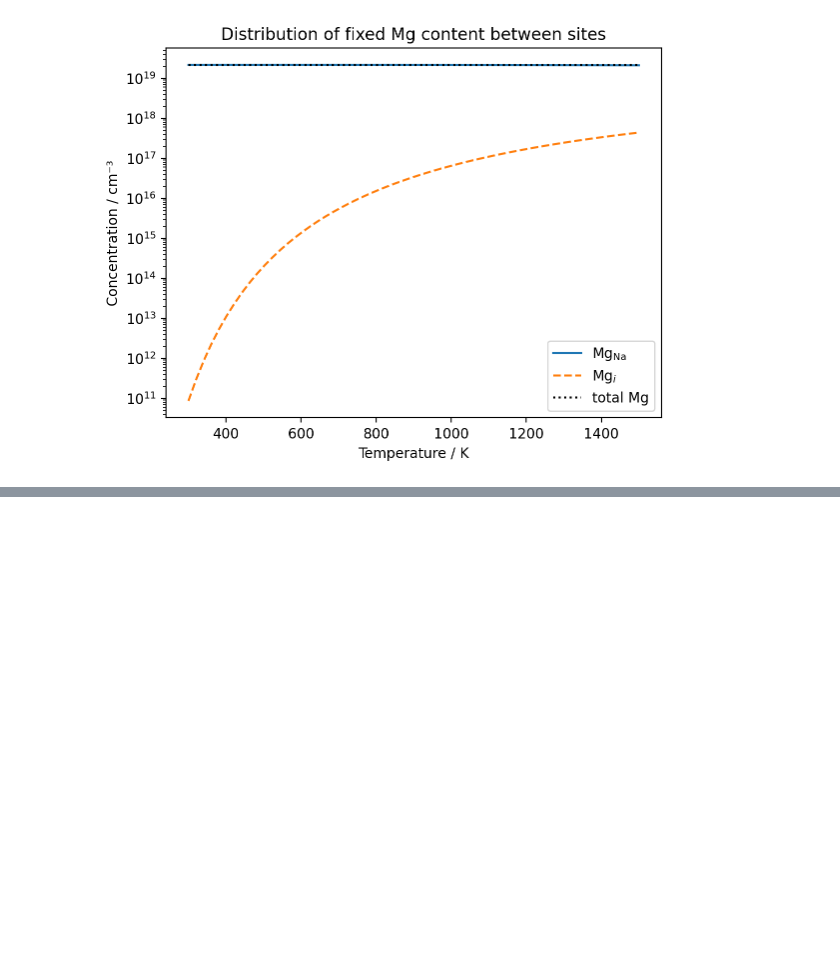
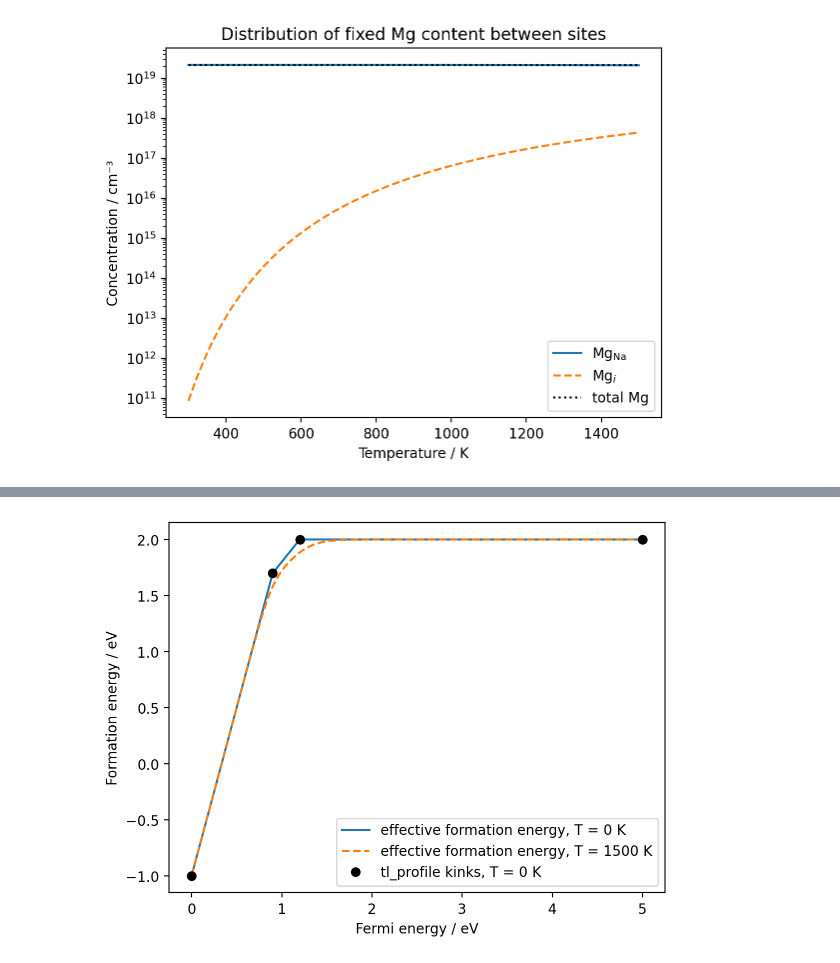
Before and after one commit to bjmorgan/py-sc-fermi, a Jupyter notebook: docs/source/tutorial.ipynb, the cells around one changed output, grey strips where cells are left out. Drawn from its saved outputs; the diff is of its cells as text; code cells hidden in the pictures; blank space fills up the shorter version.

```diff
--- a/docs/source/tutorial.ipynb
+++ b/docs/source/tutorial.ipynb
@@ -460,0 +481,11 @@ plt.show()
+# %%
+Al_i_0     = DefectChargeState(charge=0, degeneracy=1, energy=2.0)
+Al_i_1_tet = DefectChargeState(charge=1, degeneracy=1, energy=0.8)  # tetrahedral interstitial site
+Al_i_1_oct = DefectChargeState(charge=1, degeneracy=2, energy=1.0)  # octahedral interstitial site (metastable)
+Al_i_3     = DefectChargeState(charge=3, degeneracy=1, energy=-1.0)
+
+Al_i = DefectSpecies(name="Al_i", nsites=1,
+                      charge_states=[Al_i_0, Al_i_1_tet, Al_i_1_oct, Al_i_3])
+
+print("formation energies at E_F = 0, T = 0 K:   ", Al_i.get_formation_energies(0))
+print("formation energies at E_F = 0, T = 1500 K:", Al_i.get_formation_energies(0, temperature=1500))
@@ -460,0 +499,17 @@ plt.show()
+# %%
+e_fermi_grid = np.linspace(0, 5, 200)
+
+eff_0 = [Al_i.effective_formation_energy(e, temperature=0) for e in e_fermi_grid]
+eff_1500 = [Al_i.effective_formation_energy(e, temperature=1500) for e in e_fermi_grid]
+tl = Al_i.tl_profile(0, 5)
+
+plt.plot(e_fermi_grid, eff_0, label="effective formation energy, T = 0 K")
+plt.plot(e_fermi_grid, eff_1500, label="effective formation energy, T = 1500 K", ls="--")
+plt.plot(tl[:, 0], tl[:, 1], "o", color="k", label="tl_profile kinks, T = 0 K")
+
+plt.ylabel("Formation energy / eV")
+plt.xlabel("Fermi energy / eV")
+plt.legend()
+plt.show()
+# %% [output]
+[figure, added]
```
Also changed, not shown: parts of 25 cells of this notebook.
